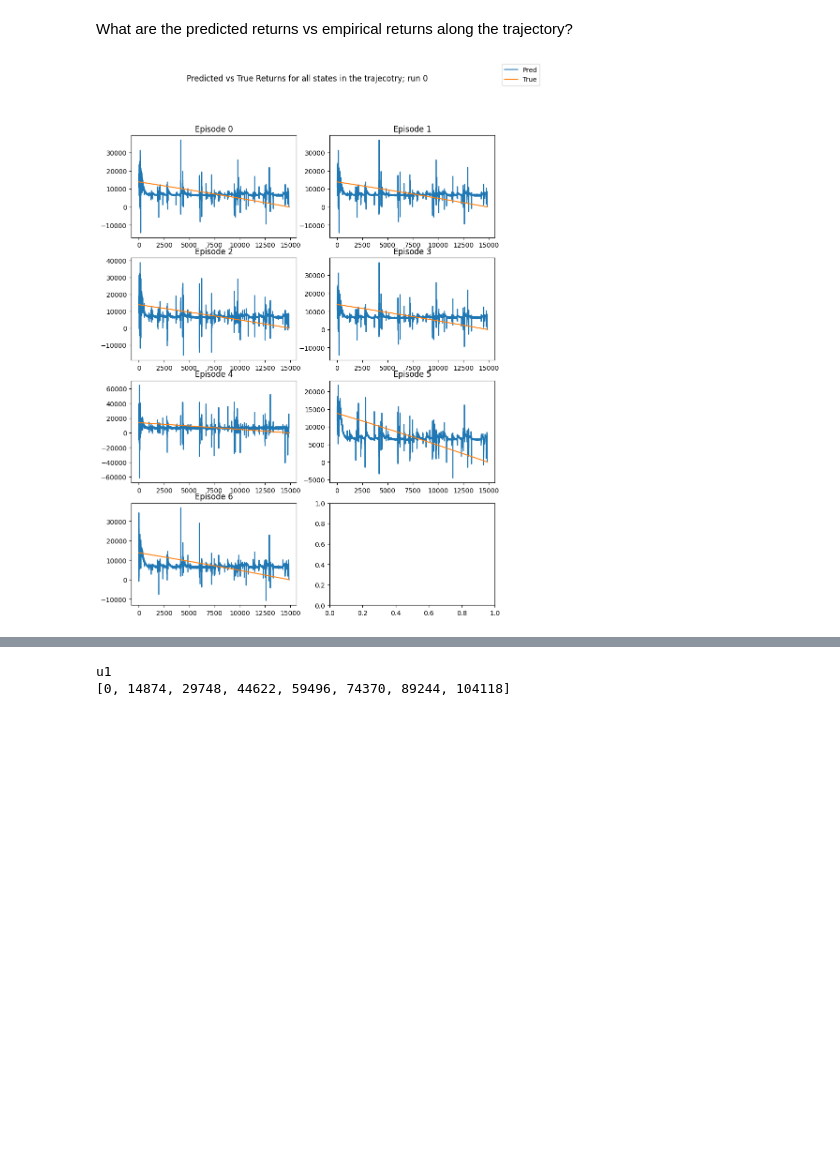
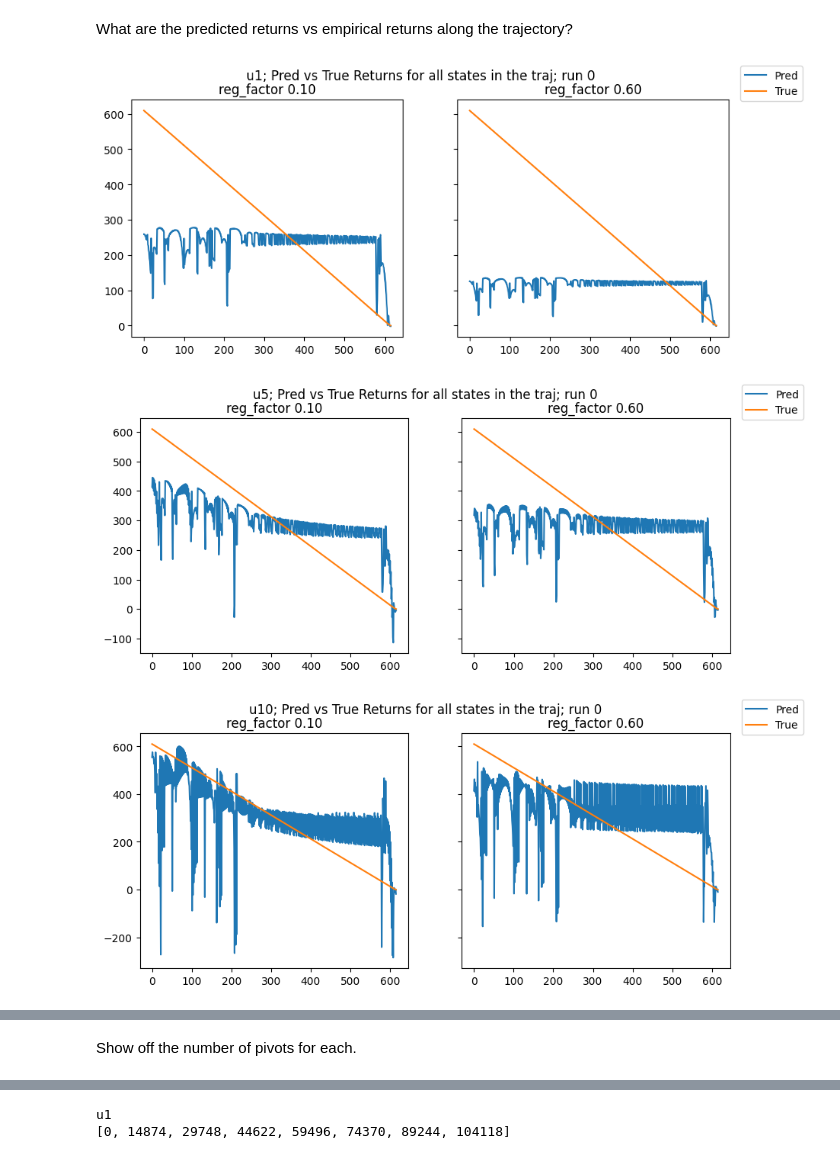
Before and after one commit to aa14k/adaptive_time, a Jupyter notebook: code/adaptive_time/notebooks/v_pi_all_states.ipynb, the cells around one changed output, grey strips where cells are left out. Saved outputs shown, nothing was run; the diff lists cells and outputs as text; code cells hidden in the pictures; blank space fills up the shorter version.

Commit message:
Results for diff samplers.
Also all the code that went into producing these.

```diff
--- a/code/adaptive_time/notebooks/v_pi_all_states.ipynb
+++ b/code/adaptive_time/notebooks/v_pi_all_states.ipynb
@@ -144,6 +155,15 @@ print(np.where(np.sum(obss_bad[:, None] - obss_bad[None, :], axis=-1) == 0))
 run_name = "exp_results/20240302-170639_u1_pred_no_reg/exp_data.pkl"
 run_name = "exp_results/20240302-173630_u1_pred_orig_good/exp_data.pkl"
 run_name = "exp_results/20240302-180544_u1_pred_orig_good/exp_data.pkl"
+run_name = "exp_results/20240302-203006_u1_pred_sanity/exp_data.pkl"
+run_name = "exp_results/20240302-204648_u1_pred_sanity/exp_data.pkl"
+run_name = "exp_results/20240302-205221_u1_pred_sanity/exp_data.pkl"
+run_name = "exp_results/20240302-210251_u1_pred_sanity/exp_data.pkl"  # < bad f_order=4
+run_name = "exp_results/20240302-211935_u1_pred_sanity/exp_data.pkl"  # < bad f_order=1
+run_name = "exp_results/20240302-212801_u1_pred_sanity/exp_data.pkl"  # < good f_order=4
+run_name = "exp_results/20240302-213700_u1_pred_newgood/exp_data.pkl"  # < new, worse good (616 steps) f_order=4
+run_name = "exp_results/20240302-215005_u1_pred_newgood/exp_data.pkl"  # < new, worse good (616 steps) f_order=5; diff ep has diff regularizers
+run_name = "exp_results/20240302-221508_u1_pred_newgood/exp_data.pkl"  # < new, worse good (616 steps) f_order=5; diff ep has diff regularizers
 with open(run_name, "rb") as f:
     exp_data = pickle.load(f)
 # %%
@@ -184,3 +203,8 @@ phi = make_features()
+# %%
+order = 4
+if "fourier_order" in exp_data["config"]:
+    order = exp_data["config"]["fourier_order"]
+phi = make_features(order)
 # %%
 phis = {}
 
@@ -357,26 +411,31 @@ average empirical returns:
 # %% [markdown]
 What are the predicted returns vs empirical returns along the trajectory?
 # %%
-variant = "u1"
-run_id = 0
+for variant in exp_data["results"].keys():
+# variant = "u1"
+    run_id = 0
 
-num_episodes = exp_data["results"][variant][run_id]["num_episode"][-1]
+    num_episodes = exp_data["results"][variant][run_id]["num_episode"][-1]
 
-num_rows = (num_episodes+1) // 2
-fig, ax = plt.subplots(num_rows, 2, figsize=(10, 3 * num_rows + 1))
+    num_rows = (num_episodes+1) // 2
+    fig, ax = plt.subplots(num_rows, 2, figsize=(10, 3 * num_rows + 1),
+                           sharex=True, sharey=True)
 
-axes = ax.flatten()
+    axes = ax.flatten()
 
-for episode in range(num_episodes):
-    pred_rets = res[variant][run_id][episode][1][:, 0]
-    true_rets = res[variant][run_id][episode][1][:, 1]
+    for episode in range(num_episodes):
+        pred_rets = res[variant][run_id][episode][1][:, 0]
+        true_rets = res[variant][run_id][episode][1][:, 1]
 
-    axes[episode].plot(pred_rets, label="Pred" if episode == 0 else None)
-    axes[episode].plot(true_rets, label="True" if episode == 0 else None)
-    axes[episode].set_title(f"Episode {episode}")
+        axes[episode].plot(pred_rets, label="Pred" if episode == 0 else None)
+        axes[episode].plot(true_rets, label="True" if episode == 0 else None)
+        # axes[episode].set_title(f"Episode {episode}")
+        axes[episode].set_title(f"reg_factor {episode*0.5 + 0.1:.2f}")
 
-fig.legend()
-fig.suptitle(f"Predicted vs True Returns for all states in the trajecotry; run {run_id}")
-plt.show()
+    fig.legend()
+    fig.suptitle(f"{variant}; Pred vs True Returns for all states in the traj; run {run_id}")
+    plt.show()
 # %% [output]
-[figure, old version]
+[figure, new version]
+[figure, added]
+[figure, added]
@@ -382,0 +446,2 @@ plt.show()
+# %% [markdown]
+Show off the number of pivots for each.
```
Also changed, not shown: parts of 15 cells of this notebook, 8 other files.
